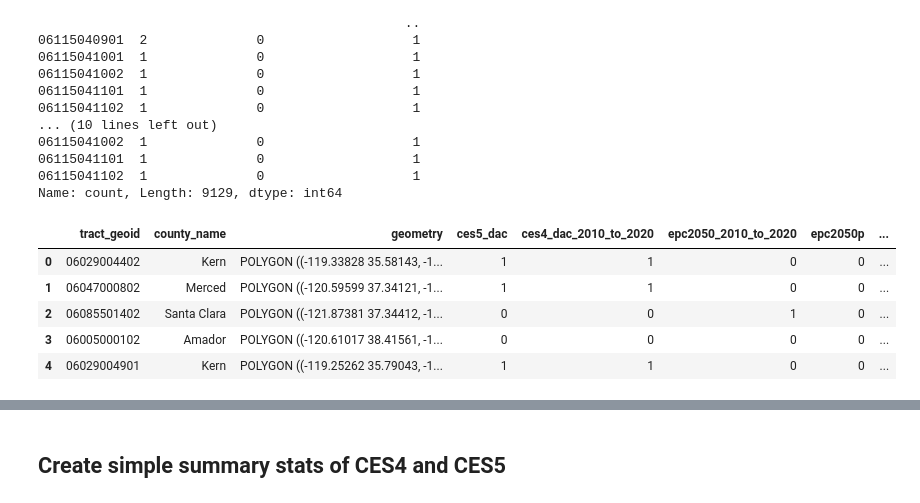
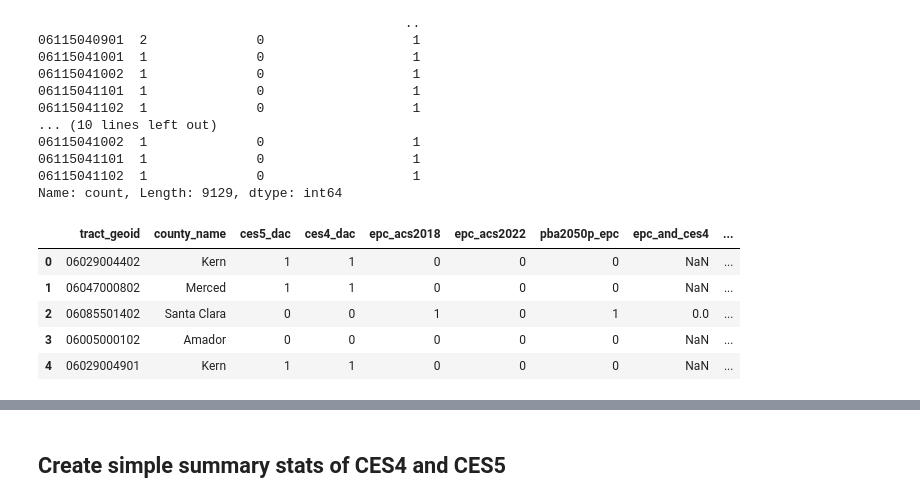
Before and after one commit to BayAreaMetro/Spatial-Analysis-Mapping-Projects, a Jupyter notebook: Project-Documentation/CalEnviroScreen-Comparison-Analysis/ces_4_and_5_change_analysis.ipynb, the cells around one changed output, grey strips where cells are left out. Drawn from its saved outputs; the diff is of its cells as text; code cells hidden in the pictures.

```diff
--- a/Project-Documentation/CalEnviroScreen-Comparison-Analysis/ces_4_and_5_change_analysis.ipynb
+++ b/Project-Documentation/CalEnviroScreen-Comparison-Analysis/ces_4_and_5_change_analysis.ipynb
@@ -299,37 +299,88 @@ comparison_2020_gdf["epc_2050_forward"] = (
 comparison_2020_gdf["epc_2050p"] = comparison_2020_gdf["epc_2050p"].fillna(0).astype(int)
 
 # rename columns for clarity; keep census-derived county_name as the canonical county field
 comparison_2020_gdf = comparison_2020_gdf.rename(
     columns={
         "ces4_dac_forward": "ces4_dac_2010_to_2020",
         "epc_2050_forward": "epc2050_2010_to_2020",
         "epc_2050p": "epc2050p",
     }
 )
 
 # Classify Bay Area status in the comparison df
 bay_area_counties = [
     "Alameda",
     "Contra Costa",
     "Marin",
     "Napa",
     "San Francisco",
     "San Mateo",
     "Santa Clara",
     "Solano",
     "Sonoma",
 ]
 
 comparison_2020_gdf["bay_area_class"] = np.where(
     comparison_2020_gdf["county_name"].isin(bay_area_counties), "Bay Area", "Outside Bay Area"
 )
 
+# Create pba2050p_epc classification based on the epc2050_2010_to_2020 flag and the epc2050p flag
+# if epc2050_2010_to_2020 = 1 or epc2050p = 1, then pba2050p_epc = 1
+# if epc_2050_2010_to_2020 = 1 and epc2050p = 1, then pba2050p_epc = 1
+# else pba2050p_epc = 0
+comparison_2020_gdf["pba2050p_epc"] = np.where(
+    (comparison_2020_gdf["epc2050_2010_to_2020"] == 1) | (comparison_2020_gdf["epc2050p"] == 1),
+    1,
+    0,
+)
+
+# Break down EPC vs CES overlap — Bay Area only.
+# Each BA tract falls into exactly one of four mutually exclusive categories per CES version.
+# OBA tracts receive NaN (comparison not applicable outside the Bay Area).
+_is_ba = comparison_2020_gdf["bay_area_class"] == "Bay Area"
+_epc = comparison_2020_gdf["pba2050p_epc"]
+_ces4 = comparison_2020_gdf["ces4_dac_2010_to_2020"]
+_ces5 = comparison_2020_gdf["ces5_dac"]
+
+
+def _ba_flag(condition):
+    return np.where(_is_ba, np.where(condition, 1, 0), np.nan)
+
+
+# CES4 breakdown
+comparison_2020_gdf["epc_and_ces4"] = _ba_flag((_epc == 1) & (_ces4 == 1))
+comparison_2020_gdf["epc_only_ces4"] = _ba_flag((_epc == 1) & (_ces4 == 0))
+comparison_2020_gdf["ces4_only"] = _ba_flag((_epc == 0) & (_ces4 == 1))
+comparison_2020_gdf["neither_epc_ces4"] = _ba_flag((_epc == 0) & (_ces4 == 0))
+
+# CES5 breakdown
+comparison_2020_gdf["epc_and_ces5"] = _ba_flag((_epc == 1) & (_ces5 == 1))
+comparison_2020_gdf["epc_only_ces5"] = _ba_flag((_epc == 1) & (_ces5 == 0))
+comparison_2020_gdf["ces5_only"] = _ba_flag((_epc == 0) & (_ces5 == 1))
+comparison_2020_gdf["neither_epc_ces5"] = _ba_flag((_epc == 0) & (_ces5 == 0))
+
+# rename columns for clarity
+comparison_2020_gdf = comparison_2020_gdf.rename(
+    columns={
+        "ces4_dac_2010_to_2020": "ces4_dac",
+        "epc2050_2010_to_2020": "epc_acs2018",
+        "epc2050p": "epc_acs2022",
+    }
+)
+
+# move geometry column to the end and bay_area_class column before the DAC flags for easier viewing
+cols = [col for col in comparison_2020_gdf.columns if col not in ["geometry", "bay_area_class"]] + [
+    "bay_area_class",
+    "geometry",
+]
+comparison_2020_gdf = comparison_2020_gdf[cols]
+
 comparison_2020_gdf.head()
 # %% [output]
-|  | tract_geoid | county_name | geometry | ces5_dac | ces4_dac_2010_to_2020 | epc2050_2010_to_2020 | epc2050p | ... |
-| 0 | 06029004402 | Kern | POLYGON ((-119.33828 35.58143, -1... | 1 | 1 | 0 | 0 | ... |
-| 1 | 06047000802 | Merced | POLYGON ((-120.59599 37.34121, -1... | 1 | 1 | 0 | 0 | ... |
-| 2 | 06085501402 | Santa Clara | POLYGON ((-121.87381 37.34412, -1... | 0 | 0 | 1 | 0 | ... |
-| 3 | 06005000102 | Amador | POLYGON ((-120.61017 38.41561, -1... | 0 | 0 | 0 | 0 | ... |
-| 4 | 06029004901 | Kern | POLYGON ((-119.25262 35.79043, -1... | 1 | 1 | 0 | 0 | ... |
+|  | tract_geoid | county_name | ces5_dac | ces4_dac | epc_acs2018 | epc_acs2022 | pba2050p_epc | epc_and_ces4 | ... |
+| 0 | 06029004402 | Kern | 1 | 1 | 0 | 0 | 0 | NaN | ... |
+| 1 | 06047000802 | Merced | 1 | 1 | 0 | 0 | 0 | NaN | ... |
+| 2 | 06085501402 | Santa Clara | 0 | 0 | 1 | 0 | 1 | 0.0 | ... |
+| 3 | 06005000102 | Amador | 0 | 0 | 0 | 0 | 0 | NaN | ... |
+| 4 | 06029004901 | Kern | 1 | 1 | 0 | 0 | 0 | NaN | ... |
 # %%
```
Also changed, not shown: parts of 4 cells of this notebook, 1 other file.
